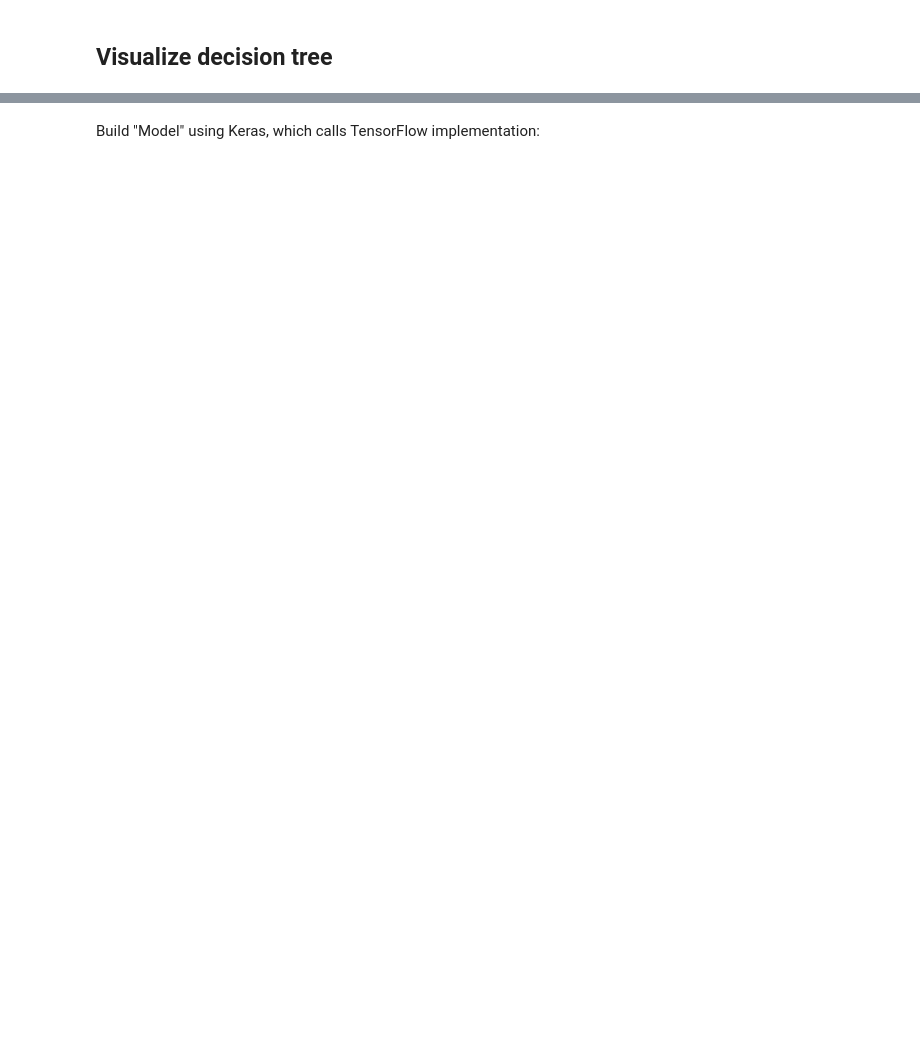
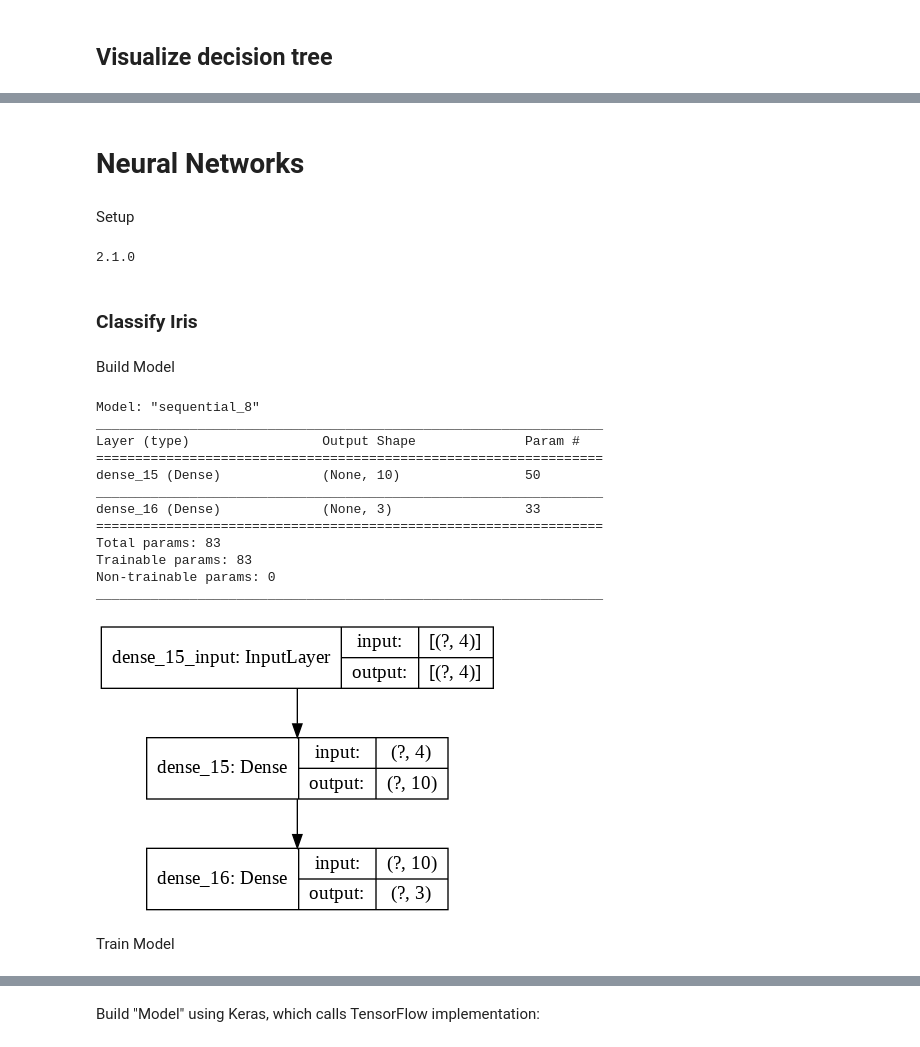
Before and after one commit to steve-burman/machine-learning-intro, a Jupyter notebook: TensorFlow_SXB.ipynb, the cells around one changed output, grey strips where cells are left out. Drawn from its saved outputs; the diff is of its cells as text; code cells hidden in the pictures; blank space fills up the shorter version.

```diff
--- a/TensorFlow_SXB.ipynb
+++ b/TensorFlow_SXB.ipynb
@@ -187,3 +188,66 @@ visualize_decision_tree( classifier, iris_dataset )
 # visualize_decision_tree( classifier, pima_diabetes_dataset )
 # %% [output]
 [drawing not drawn]
+# %% [markdown]
+# Neural Networks
+# %% [markdown]
+Setup
+# %%
+import  matplotlib.pyplot  as plt
+from sklearn  import preprocessing
+from keras.utils import to_categorical
+
+%tensorflow_version  2.x
+import  tensorflow  as  tf
+print( tf.__version__ )
+
+from  tensorflow.keras  import Model
+from  tensorflow.keras  import Sequential
+from  tensorflow.keras.layers  import Dense
+from  tensorflow.keras.layers  import Dropout
+
+%matplotlib inline
+# %% [output]
+2.1.0
+# %% [markdown]
+### Classify Iris
+# %% [markdown]
+Build Model
+# %%
+X = preprocessing.scale( iris_dataset.data )
+y = to_categorical( iris_dataset.target )
+X_train, X_test, y_train, y_test = train_test_split(
+  X, y, test_size=0.25, random_state=42
+)
+
+model = Sequential(
+    [
+     Dense( 10, input_dim=4, activation='relu' )
+     , Dense( 3, activation='softmax' )
+    ]
+)
+
+model.compile(
+    optimizer = 'adam'
+    , loss = 'categorical_crossentropy'
+    , metrics = [ 'accuracy' ]
+)
+
+model.summary()
+tf.keras.utils.plot_model( model, 'skip_connection.png', show_shapes=True )
+# %% [output]
+Model: "sequential_8"
+_________________________________________________________________
+Layer (type)                 Output Shape              Param #
+=================================================================
+dense_15 (Dense)             (None, 10)                50
+_________________________________________________________________
+dense_16 (Dense)             (None, 3)                 33
+=================================================================
+Total params: 83
+Trainable params: 83
+Non-trainable params: 0
+_________________________________________________________________
+[figure, added]
+# %% [markdown]
+Train Model
```
Also changed, not shown: parts of 12 cells of this notebook.
